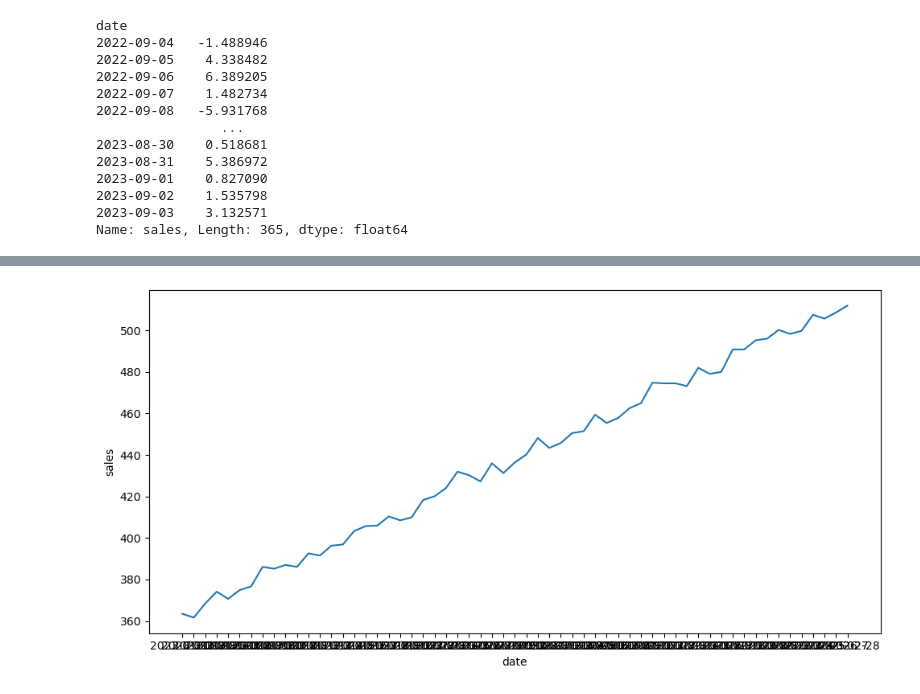
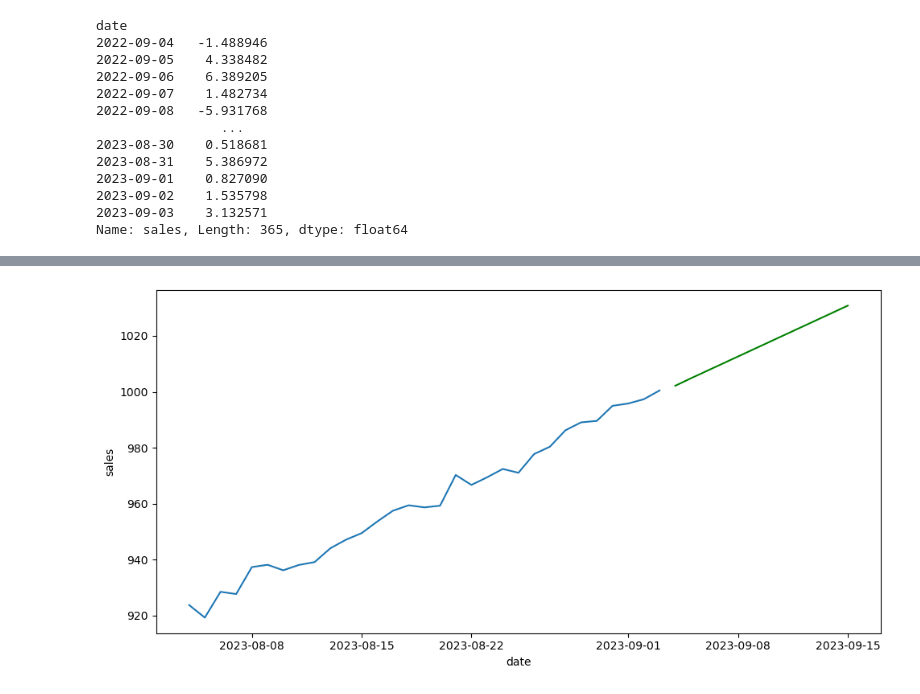
Before and after one commit to SamuelHollis/Time-series-1, a Jupyter notebook: src/explore.ipynb, the cells around one changed output, grey strips where cells are left out. Drawn from its saved outputs; the diff is of its cells as text; code cells hidden in the pictures.

```diff
--- a/src/explore.ipynb
+++ b/src/explore.ipynb
@@ -21,3 +18,8 @@ df = pd.DataFrame(data)
+# %%
+url = "https://raw.githubusercontent.com/4GeeksAcademy/alternative-time-series-project/main/sales.csv"
+# %%
+df = pd.read_csv(url)
+df = pd.DataFrame(df)
 # %%
 df
 # %% [output]
@@ -35,7 +37,7 @@ df
 | 365 | 2023-09-03 17:10:08.079328 | 1000.482785 |
 366 rows × 2 columns
 # %%
-df['date'] = pd.to_datetime(df['date']).dt.strftime('%Y-%m-%d')
+df['date'] = pd.to_datetime(df['date']).dt.floor('d')
 df.head()
 # %% [output]
 |  | date | sales |
@@ -291,6 +253,6 @@ date
 2023-09-03    3.132571
 Name: sales, Length: 365, dtype: float64
 # %%
-model = auto_arima(ts_stationary, seasonal = True, trace = True, m = 12)
+model = auto_arima(ts, seasonal = False, trace = True)
 # %% [output]
 Performing stepwise search to minimize aic
@@ -366,14 +327,15 @@ TypeError: tz must be string or tzinfo subclass, not <matplotlib.category.UnitDa
 # %%
-start_date = "2023-01"
-end_date = "2023-03"
+start_date = "2023-08-03"
+end_date = "2023-09-03"
 
 # selecciono periodo de observación
-periodo = (sales.index> start_date) & (sales.index <= end_date)
+periodo = (ts.index> start_date) & (ts.index <= end_date)
 
 fig, axis = plt.subplots(figsize = (10, 5))
 
-sns.lineplot(data = sales.loc[periodo])
+sns.lineplot(data = ts.loc[periodo])
+sns.lineplot(data = forecast, c = "green")
 
 plt.tight_layout()
 # %% [output]
-[figure, old version]
+[figure, new version]
```
Also changed, not shown: parts of 19 cells of this notebook.
